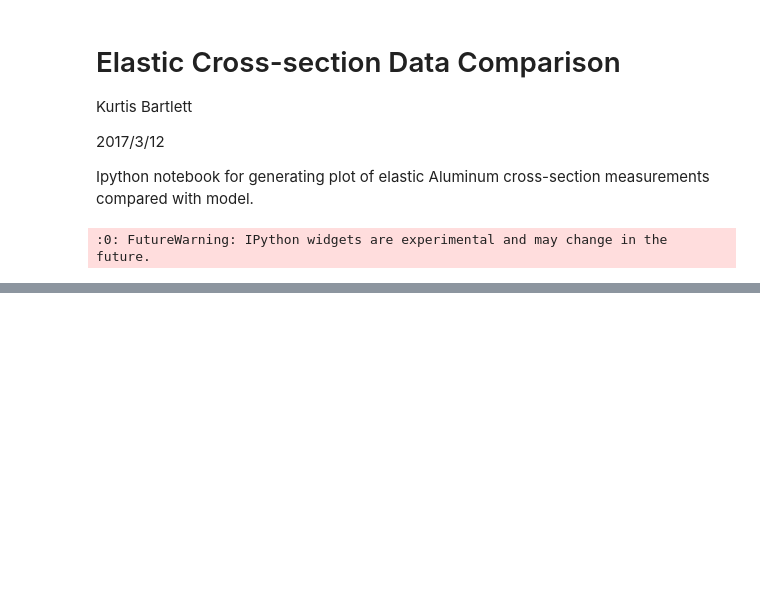
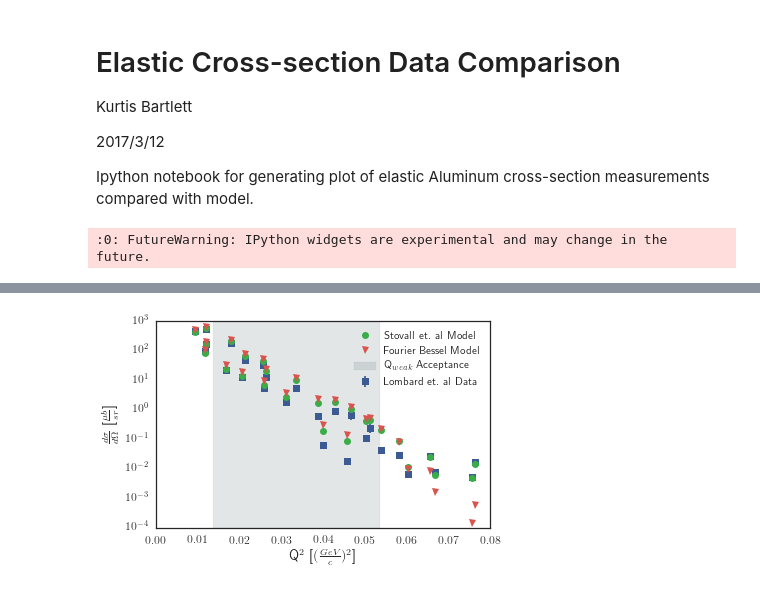
Before and after one commit to kdbartlett/Qweak, a Jupyter notebook: longitudinal_analysis/elastic_cross_section_compare/elastic_cross_section_compare.ipynb, the cells around one changed output, grey strips where cells are left out. Drawn from its saved outputs; the diff is of its cells as text; code cells hidden in the pictures; blank space fills up the shorter version.

```diff
--- a/longitudinal_analysis/elastic_cross_section_compare/elastic_cross_section_compare.ipynb
+++ b/longitudinal_analysis/elastic_cross_section_compare/elastic_cross_section_compare.ipynb
@@ -155,0 +258,39 @@ pp.show()
+# %%
+pp.figure(figsize=plot_size)
+pp.errorbar(lombard_calc_qq,
+    lombard_data.xsection,
+    yerr=lombard_data.xsection_err,
+    ls='None', marker='s',
+    label='Lombard et. al Data',
+    color=sns.xkcd_rgb['denim blue'])
+pp.plot(lombard_calc_qq,
+    lombard_stovall_electric_xsection,
+    ls='None',
+    marker='o',
+    color=sns.xkcd_rgb['medium green'],
+    label='Stovall et. al Model')
+pp.plot(lombard_calc_qq,
+    lombard_fb_xsection,
+    ls='None',
+    marker='v',
+    color=sns.xkcd_rgb['pale red'],
+    label='Fourier Bessel Model')
+pp.yscale('log')
+#pp.xlim(0.00, 0.205)
+[y_low,y_high] = pp.ylim()
+pp.fill_between(qweak_calc_qq,
+    y_low,
+    y_high,
+    label='Q$_{weak}$ Acceptance',
+    color=sns.xkcd_rgb['steel grey'],
+    alpha=0.2)
+pp.legend(loc='upper right', fontsize=11)
+pp.xlabel('Q$^{2}$ [$(\\frac{GeV}{c})^{2}$]',fontsize=14)
+pp.ylabel('$\\frac{d\\sigma}{d\\Omega}$ [$\\frac{\\mu b}{sr}$]', fontsize=14)
+pp.xticks(fontsize=12)
+pp.yticks(fontsize=12)
+pp.savefig('lombard_cross_section_compare_plot.png', bbox_inches='tight')
+pp.savefig('lombard_cross_section_compare_plot.pdf', bbox_inches='tight')
+pp.show()
+# %% [output]
+[figure, added]
```
Also changed, not shown: parts of 13 cells of this notebook, 12 other files.
